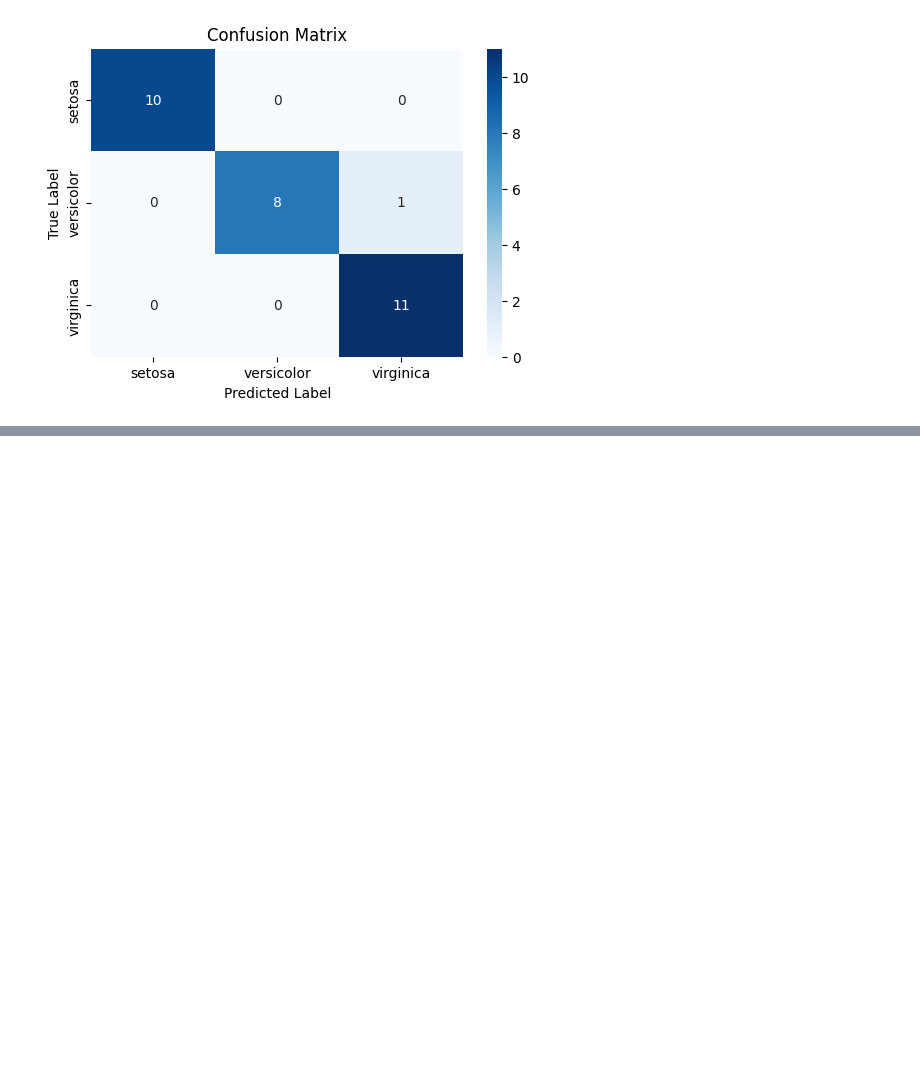
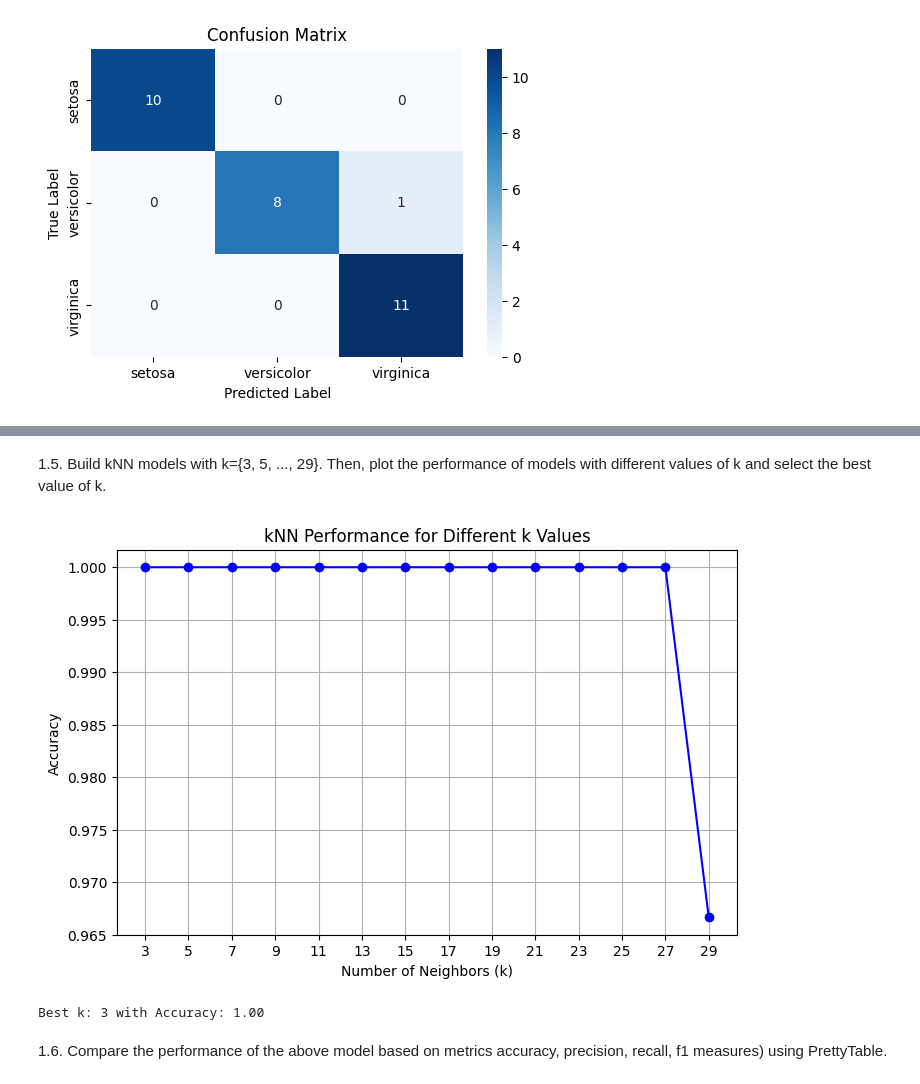
Before and after one commit to vinhbui123/machine_learning, a Jupyter notebook: lab4.ipynb, the cells around one changed output, grey strips where cells are left out. Cells and saved outputs as stored; diff of their text form; code cells hidden in the pictures; blank space fills up the shorter version.

```diff
--- a/lab4.ipynb
+++ b/lab4.ipynb
@@ -149,15 +138,0 @@ plt.show()
-# %%
-# Apply Linear Regression to each feature separately
-results = {}
-
-for feature in ["x1", "x2", "x3"]:
-    X_train = train_df[[feature]]
-    y_train = train_df["y"]
-
-    model = LinearRegression()
-    model.fit(X_train, y_train)
-
-    # Store the intercept and coefficient
-    results[feature] = (model.intercept_, model.coef_[0])
-
-results
@@ -340,0 +139,39 @@ Selected Features (Top 5) 3.822673  0.851692
+# %% [markdown]
+1.5. Build kNN models with k={3, 5, ..., 29}. Then, plot the performance of
+models with different values of k and select the best value of k.
+# %%
+# Range of k values (odd numbers from 3 to 29)
+k_values = list(range(3, 30, 2))
+accuracy_scores = []
+
+# Train and evaluate kNN models
+for k in k_values:
+    knn = KNeighborsClassifier(n_neighbors=k)
+    knn.fit(X_train, y_train)
+    y_pred = knn.predict(X_test)
+
+    # Compute accuracy
+    acc = accuracy_score(y_test, y_pred)
+    accuracy_scores.append(acc)
+
+# Plot accuracy vs k values
+plt.figure(figsize=(8, 5))
+plt.plot(k_values, accuracy_scores, marker='o', linestyle='-', color='b')
+plt.xlabel("Number of Neighbors (k)")
+plt.ylabel("Accuracy")
+plt.title("kNN Performance for Different k Values")
+plt.xticks(k_values)
+plt.grid(True)
+plt.show()
+
+# Select best k (highest accuracy)
+best_k = k_values[np.argmax(accuracy_scores)]
+best_accuracy = max(accuracy_scores)
+
+print(f"Best k: {best_k} with Accuracy: {best_accuracy:.2f}")
+# %% [output]
+[figure, added]
+Best k: 3 with Accuracy: 1.00
+# %% [markdown]
+1.6. Compare the performance of the above model based on metrics accuracy,
+precision, recall, f1 measures) using PrettyTable.
```
Also changed, not shown: parts of 32 cells of this notebook.
